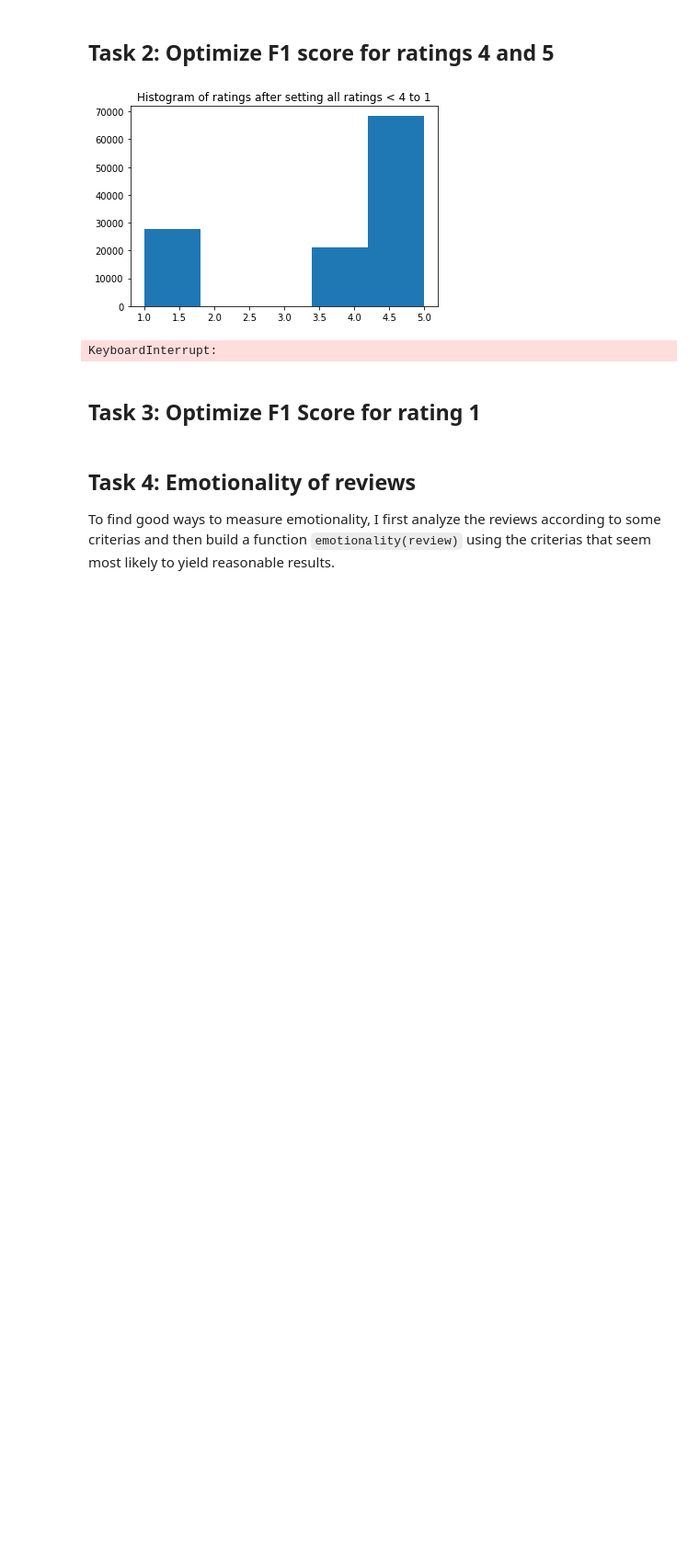
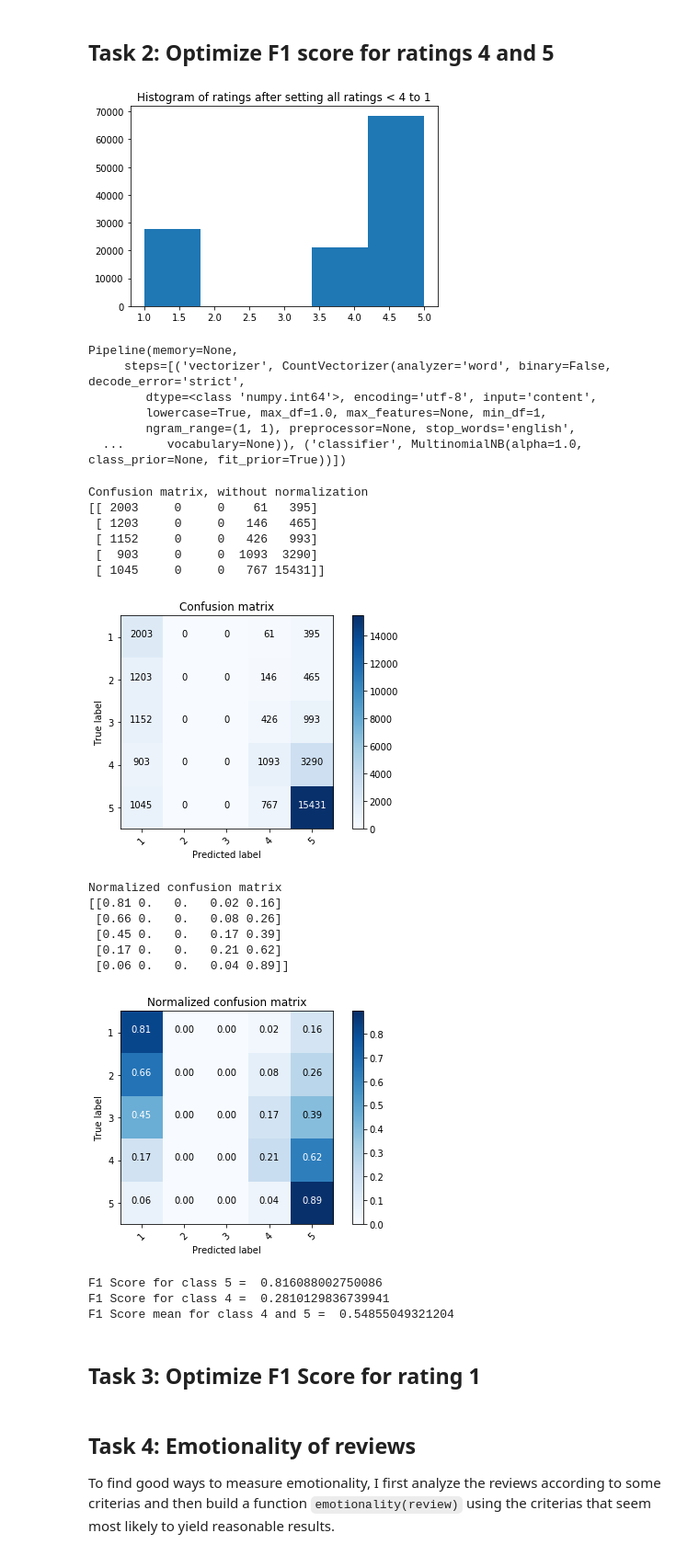
Before and after one commit to patricsteiner/nlp, a Jupyter notebook: a3_sentiment_analysis/sentiment analysis of amazon reviews.ipynb, the cells around one changed output. Shown: that part at 92% size. Drawn from its saved outputs; the diff is of its cells as text; code cells hidden in the pictures; blank space fills up the shorter version.

```diff
--- a/a3_sentiment_analysis/sentiment analysis of amazon reviews.ipynb
+++ b/a3_sentiment_analysis/sentiment analysis of amazon reviews.ipynb
@@ -94,28 +147,62 @@ Accuracy =  0.6435842440336363
 # %% [markdown]
 ## Task 2: Optimize F1 score for ratings 4 and 5
 # %%
-y_train = list(map(lambda x: 1 if x < 4 else x, y_train))
-plt.hist(y_train, bins=5)
+y_train_modified = list(map(lambda x: 1 if x < 4 else x, y_train))
+#y_train_modified = list(filter(lambda y: y > 3, y_train))
+x_train_modified = x_train #[x for i,x in enumerate(x_train) if y_train[i] > 3]
+plt.hist(y_train_modified, bins=5)
 plt.title('Histogram of ratings after setting all ratings < 4 to 1')
 plt.show()
 # %% [output]
 [figure]
 # %%
-sentiment_analyzer = Pipeline([('vectorizer', CountVectorizer(stop_words='english', tokenizer=word_tokenize, max_features=10000, ngram_range=(1, 1))),
-                               #('tfidftransformer', TfidfTransformer()),
+sentiment_analyzer = Pipeline([('vectorizer', CountVectorizer(stop_words='english', tokenizer=lambda x: casual_tokenize(x, preserve_case=False, reduce_len=True, strip_handles=True))),
+                               #('tfidftransformer', TfidfTransformer()), # using tfidf here does not help...
                                ('classifier', MultinomialNB())])
 # %%
-sentiment_analyzer.fit(x_train, y_train)
+sentiment_analyzer.fit(x_train_modified, y_train_modified)
 # %% [output]
-KeyboardInterrupt:
+Pipeline(memory=None,
+     steps=[('vectorizer', CountVectorizer(analyzer='word', binary=False, decode_error='strict',
+        dtype=<class 'numpy.int64'>, encoding='utf-8', input='content',
+        lowercase=True, max_df=1.0, max_features=None, min_df=1,
+        ngram_range=(1, 1), preprocessor=None, stop_words='english',
+  ...      vocabulary=None)), ('classifier', MultinomialNB(alpha=1.0, class_prior=None, fit_prior=True))])
 # %%
-predicted = sentiment_analyzer.predict(x_test)
+y_pred = sentiment_analyzer.predict(x_test)
 # %%
-print(confusion_matrix(y_test, predicted))
-fscores = f1_score(y_test, predicted, average=None)
+cnf_matrix = confusion_matrix(y_test, y_pred)
+np.set_printoptions(precision=2)
+class_names = [1,2,3,4,5]
+
+plt.figure()
+plot_confusion_matrix(cnf_matrix, classes=class_names, title='Confusion matrix')
+plt.show()
+plot_confusion_matrix(cnf_matrix, classes=class_names, normalize=True, title='Normalized confusion matrix')
+plt.show()
+
+fscores = f1_score(y_test, y_pred, average=None)
 print('F1 Score for class 5 = ', fscores[4])
 print('F1 Score for class 4 = ', fscores[3])
 print('F1 Score mean for class 4 and 5 = ', (fscores[3] + fscores[4])/2)
+# %% [output]
+Confusion matrix, without normalization
+[[ 2003     0     0    61   395]
+ [ 1203     0     0   146   465]
+ [ 1152     0     0   426   993]
+ [  903     0     0  1093  3290]
+ [ 1045     0     0   767 15431]]
+[figure, added]
+Normalized confusion matrix
+[[0.81 0.   0.   0.02 0.16]
+ [0.66 0.   0.   0.08 0.26]
+ [0.45 0.   0.   0.17 0.39]
+ [0.17 0.   0.   0.21 0.62]
+ [0.06 0.   0.   0.04 0.89]]
+[figure, added]
+F1 Score for class 5 =  0.816088002750086
+F1 Score for class 4 =  0.2810129836739941
+F1 Score mean for class 4 and 5 =  0.54855049321204
 # %% [markdown]
 ## Task 3: Optimize F1 Score for rating 1
 # %% [markdown]
```
Also changed, not shown: parts of 14 cells of this notebook.
